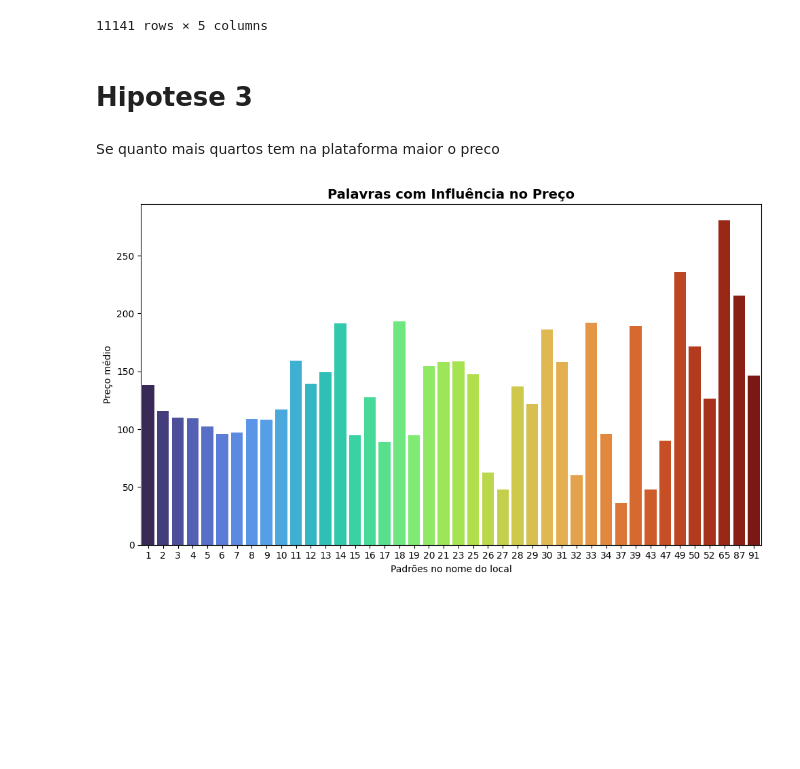
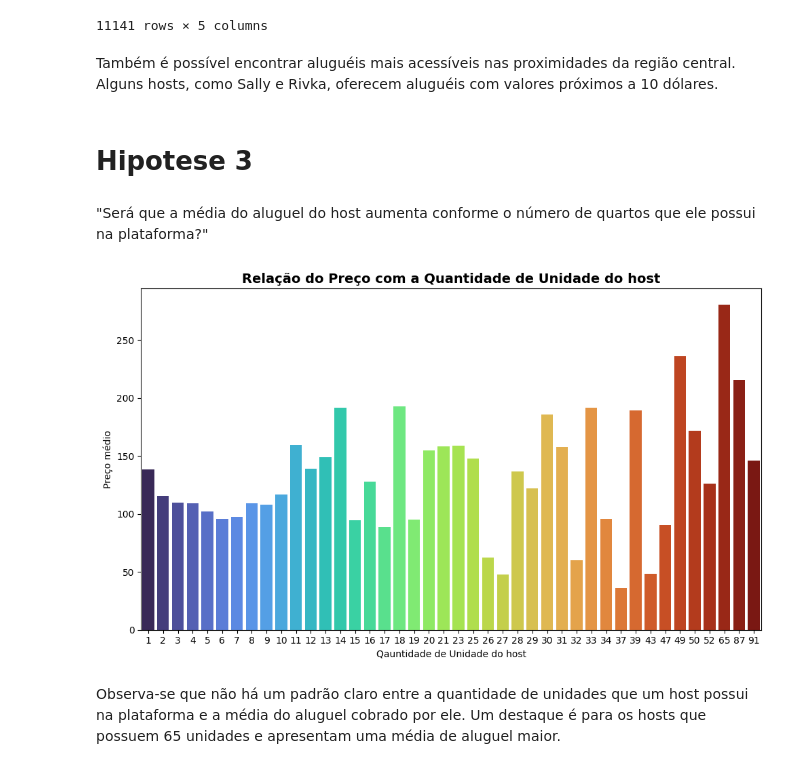
Before and after one commit to AdrielyZBoller/DesafioDS, a Jupyter notebook: Notebooks/Analise_exploratoria.ipynb, the cells around one changed output. Drawn from its saved outputs; the diff is of its cells as text; code cells hidden in the pictures; blank space fills up the shorter version.

```diff
--- a/Notebooks/Analise_exploratoria.ipynb
+++ b/Notebooks/Analise_exploratoria.ipynb
@@ -589,20 +639,24 @@ hipotese_2.sort_values(by='price')
 | 34298 | Pranjal | Manhattan | Hell's Kitchen | Entire home/apt | 550 |
 | 30401 | Catherine | Manhattan | Midtown | Entire home/apt | 550 |
 11141 rows × 5 columns
+# %% [markdown]
+Também é possível encontrar aluguéis mais acessíveis nas proximidades da região central. Alguns hosts, como Sally e Rivka, oferecem aluguéis com valores próximos a 10 dólares.
 # %% [markdown]
 # Hipotese 3
-# %% [markdown]
-Se quanto mais quartos tem na plataforma maior o preco
+# %% [markdown]
+"Será que a média do aluguel do host aumenta conforme o número de quartos que ele possui na plataforma?"
 # %%
 
 plt.figure(figsize=(10, 6))
 sns.barplot(x='calculado_host_listings_count', y='price',
              data=df_aluguel_s_outliers, palette='turbo', ci = None)
-plt.xlabel('Padrões no nome do local')
+plt.xlabel('Qauntidade de Unidade do host')
 plt.ylabel('Preço médio')
-plt.title('Palavras com Influência no Preço',  fontsize=14, fontweight='bold')
+plt.title('Relação do Preço com a Quantidade de Unidade do host',  fontsize=14, fontweight='bold')
 
 plt.tight_layout()
 plt.show()
 # %% [output]
-[figure, old version]
+[figure, new version]
+# %% [markdown]
+Observa-se que não há um padrão claro entre a quantidade de unidades que um host possui na plataforma e a média do aluguel cobrado por ele. Um destaque é para os hosts que possuem 65 unidades e apresentam uma média de aluguel maior.
```
Also changed, not shown: parts of 17 cells of this notebook, 1 other file.
